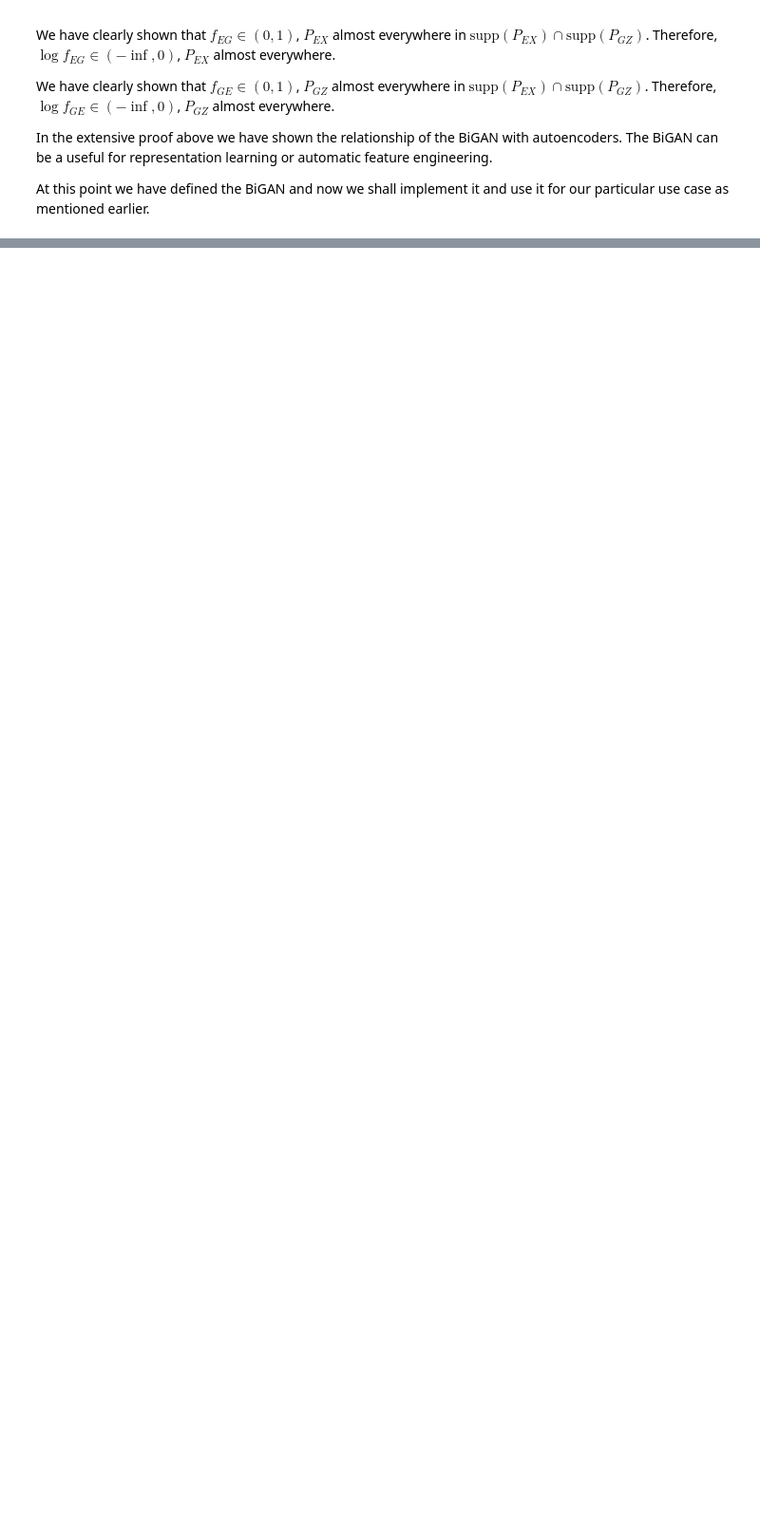
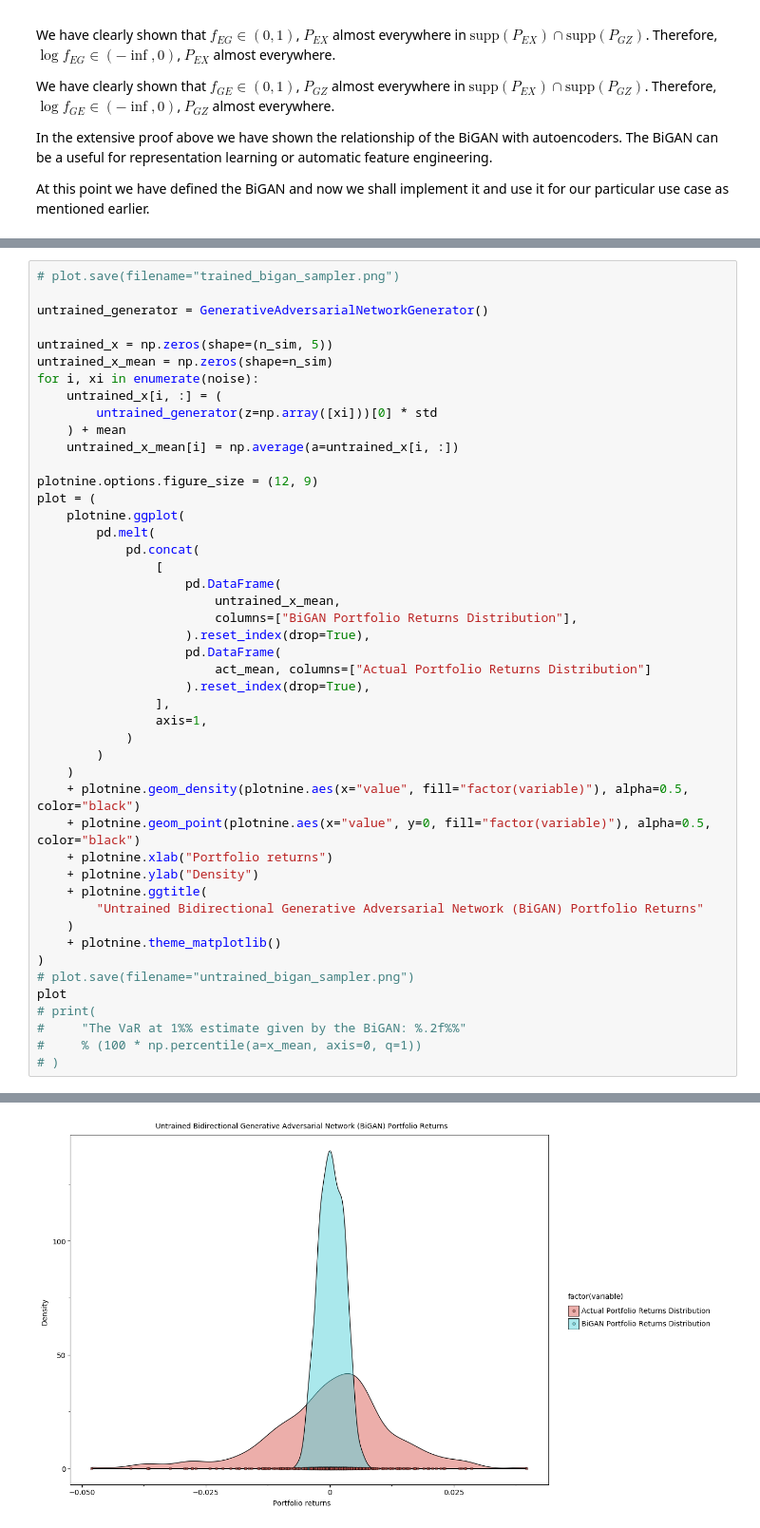
Before and after one commit to hamaadshah/market_risk_gan_tensorflow, a Jupyter notebook: Python/market_risk.ipynb, the cells around one changed output, grey strips where cells are left out. Shown: that part at 95% size. Cells and saved outputs as stored; diff of their text form; blank space fills up the shorter version.

```diff
--- a/Python/market_risk.ipynb
+++ b/Python/market_risk.ipynb
@@ -837,0 +777,47 @@ ret_data /= std
+# %%
+# plot.save(filename="trained_bigan_sampler.png")
+
+untrained_generator = GenerativeAdversarialNetworkGenerator()
+
+untrained_x = np.zeros(shape=(n_sim, 5))
+untrained_x_mean = np.zeros(shape=n_sim)
+for i, xi in enumerate(noise):
+    untrained_x[i, :] = (
+        untrained_generator(z=np.array([xi]))[0] * std
+    ) + mean
+    untrained_x_mean[i] = np.average(a=untrained_x[i, :])
+
+plotnine.options.figure_size = (12, 9)
+plot = (
+    plotnine.ggplot(
+        pd.melt(
+            pd.concat(
+                [
+                    pd.DataFrame(
+                        untrained_x_mean,
+                        columns=["BiGAN Portfolio Returns Distribution"],
+                    ).reset_index(drop=True),
+                    pd.DataFrame(
+                        act_mean, columns=["Actual Portfolio Returns Distribution"]
+                    ).reset_index(drop=True),
+                ],
+                axis=1,
+            )
+        )
+    )
+    + plotnine.geom_density(plotnine.aes(x="value", fill="factor(variable)"), alpha=0.5, color="black")
+    + plotnine.geom_point(plotnine.aes(x="value", y=0, fill="factor(variable)"), alpha=0.5, color="black")
+    + plotnine.xlab("Portfolio returns")
+    + plotnine.ylab("Density")
+    + plotnine.ggtitle(
+        "Untrained Bidirectional Generative Adversarial Network (BiGAN) Portfolio Returns"
+    )
+    + plotnine.theme_matplotlib()
+)
+# plot.save(filename="untrained_bigan_sampler.png")
+plot
+# print(
+#     "The VaR at 1%% estimate given by the BiGAN: %.2f%%"
+#     % (100 * np.percentile(a=x_mean, axis=0, q=1))
+# )
+# %% [output]
@@ -837,0 +825 @@ ret_data /= std
+[figure, added]
```
Also changed, not shown: parts of 9 cells of this notebook.
